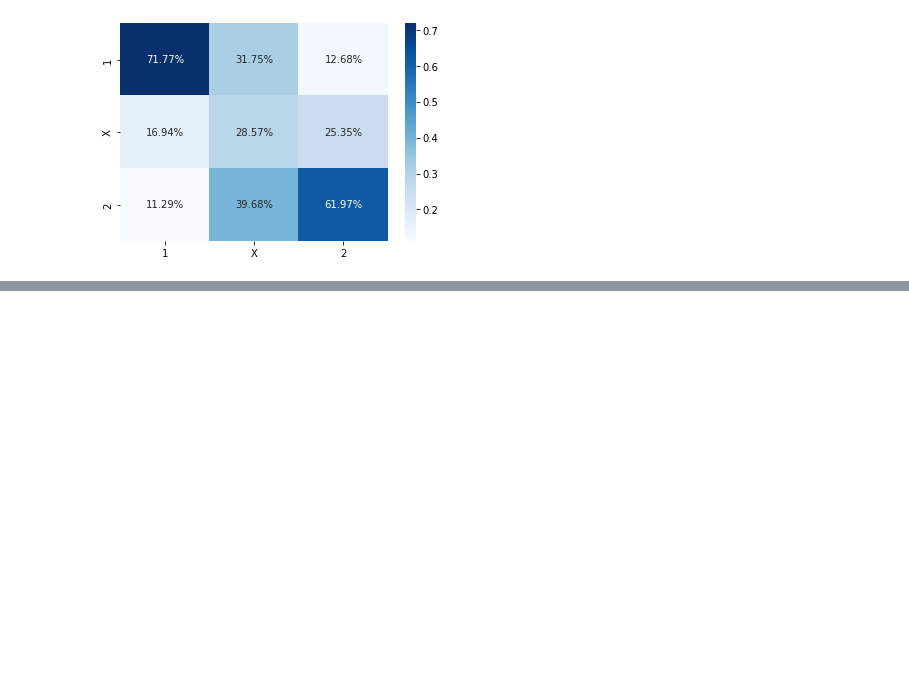
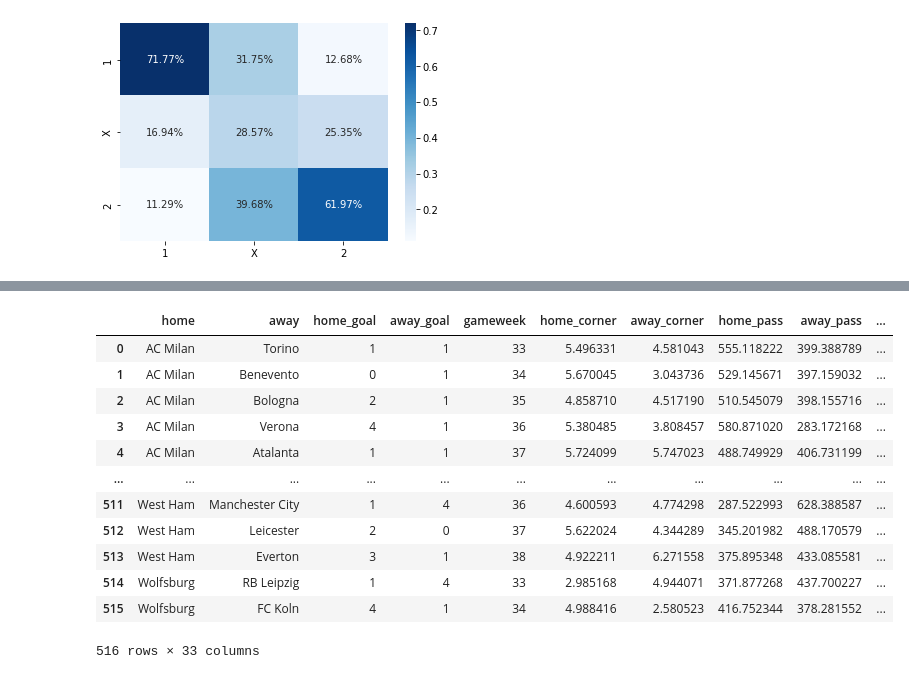
Before and after one commit to mebalint/hgt_m_csapat, a Jupyter notebook: hgt_football_project.ipynb, the cells around one changed output, grey strips where cells are left out. Saved outputs shown, nothing was run; the diff lists cells and outputs as text; code cells hidden in the pictures; blank space fills up the shorter version.

```diff
--- a/hgt_football_project.ipynb
+++ b/hgt_football_project.ipynb
@@ -416,0 +423,9 @@ sns.heatmap(cf_matrix/np.repeat([np.sum(cf_matrix, axis=0)], 3, axis=0), annot=T
+# %%
+list_of_stats=[]
+list_of_stats_names=[]
+for stat_number in stat_list:
+  list_of_stats.append(list(stat_results(stat_number, GradientBoostingRegressor(loss = 'ls', max_depth = 10))))
+  list_of_stats_names.append(stats[stat_number])
+# %%
+stat_df = pd.DataFrame(list(zip(*list_of_stats)), columns=list_of_stats_names)
+stat_df
@@ -416,0 +446,3 @@ sns.heatmap(cf_matrix/np.repeat([np.sum(cf_matrix, axis=0)], 3, axis=0), annot=T
+# %%
+matches_test_helper=pd.DataFrame(matches_check_test).reset_index(drop=True)
+matches_test_helper
@@ -416,0 +463,2 @@ sns.heatmap(cf_matrix/np.repeat([np.sum(cf_matrix, axis=0)], 3, axis=0), annot=T
+# %%
+stat_df[['home', 'away', 'gameweek', 'home_goal', 'away_goal', 'home_odds', 'away_odds']]=matches_test_helper[['home', 'away', 'gameweek', 'home_goal', 'away_goal', 'home_odds', 'away_odds']]
@@ -416,0 +481,17 @@ sns.heatmap(cf_matrix/np.repeat([np.sum(cf_matrix, axis=0)], 3, axis=0), annot=T
+# %%
+stat_df=stat_df[list(train_df.columns)]
+stat_df
+# %% [output]
+|  | home | away | home_goal | away_goal | gameweek | home_corner | away_corner | home_pass | away_pass | ... |
+| 0 | AC Milan | Torino | 1 | 1 | 33 | 5.496331 | 4.581043 | 555.118222 | 399.388789 | ... |
+| 1 | AC Milan | Benevento | 0 | 1 | 34 | 5.670045 | 3.043736 | 529.145671 | 397.159032 | ... |
+| 2 | AC Milan | Bologna | 2 | 1 | 35 | 4.858710 | 4.517190 | 510.545079 | 398.155716 | ... |
+| 3 | AC Milan | Verona | 4 | 1 | 36 | 5.380485 | 3.808457 | 580.871020 | 283.172168 | ... |
+| 4 | AC Milan | Atalanta | 1 | 1 | 37 | 5.724099 | 5.747023 | 488.749929 | 406.731199 | ... |
+| ... | ... | ... | ... | ... | ... | ... | ... | ... | ... | ... |
+| 511 | West Ham | Manchester City | 1 | 4 | 36 | 4.600593 | 4.774298 | 287.522993 | 628.388587 | ... |
+| 512 | West Ham | Leicester | 2 | 0 | 37 | 5.622024 | 4.344289 | 345.201982 | 488.170579 | ... |
+| 513 | West Ham | Everton | 3 | 1 | 38 | 4.922211 | 6.271558 | 375.895348 | 433.085581 | ... |
+| 514 | Wolfsburg | RB Leipzig | 1 | 4 | 33 | 2.985168 | 4.944071 | 371.877268 | 437.700227 | ... |
+| 515 | Wolfsburg | FC Koln | 4 | 1 | 34 | 4.988416 | 2.580523 | 416.752344 | 378.281552 | ... |
+516 rows × 33 columns
```
Also changed, not shown: parts of 13 cells of this notebook.
